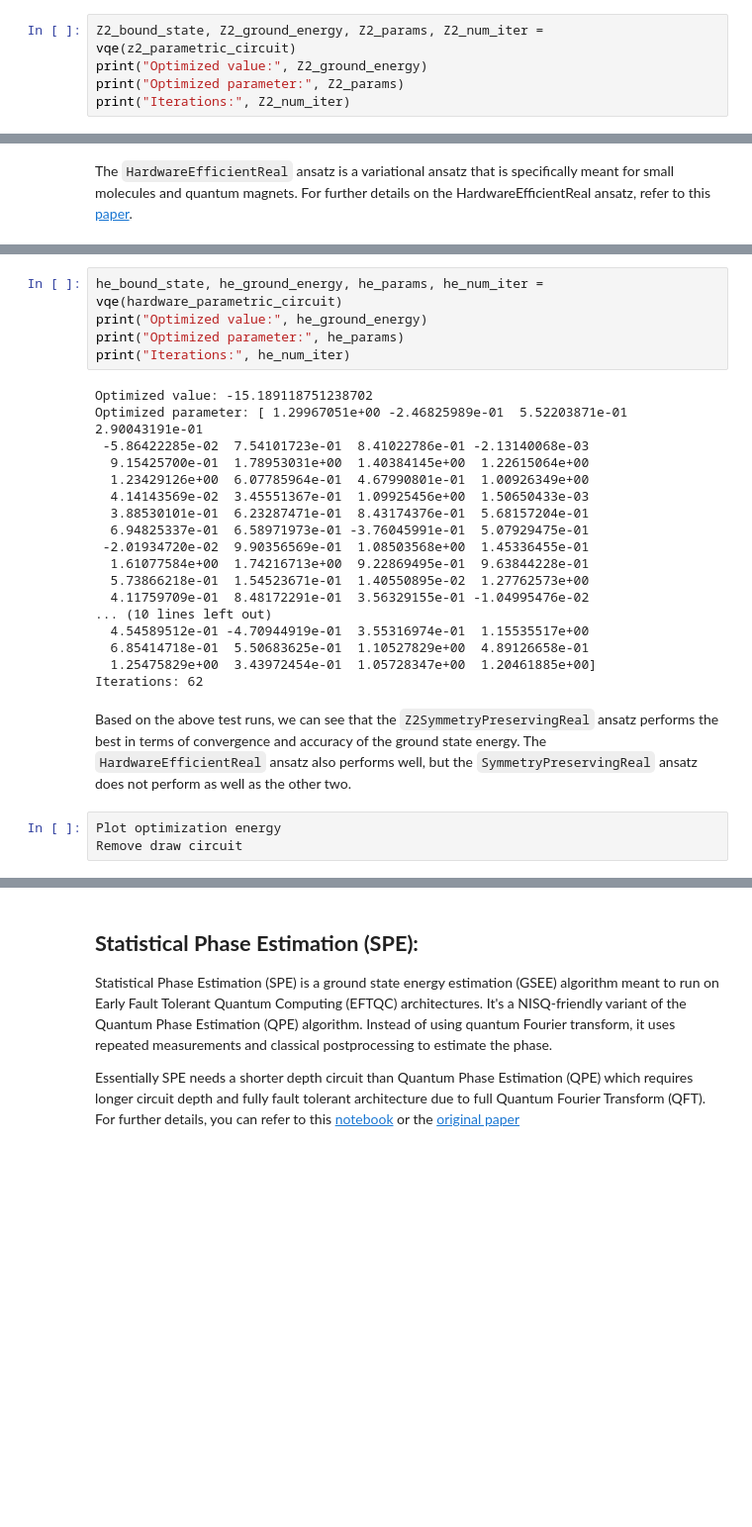
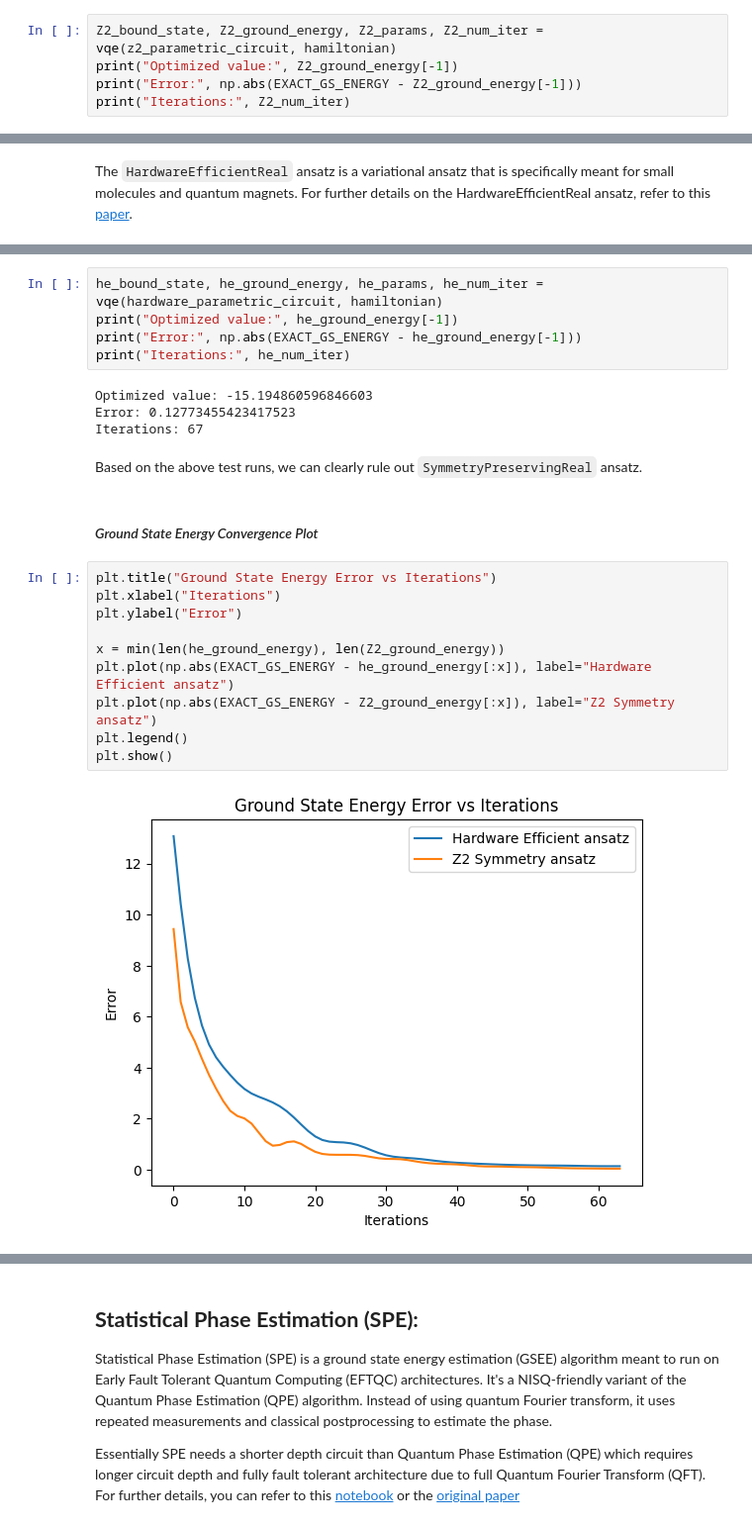
Before and after one commit to QunaSys/quri-parts, a Jupyter notebook: quri_sdk_notebooks/examples/0_quri-algo-vm/5_tfim/TFIM.ipynb, the cells around one changed output, grey strips where cells are left out. Shown at 99% size. Saved outputs shown, nothing was run; the diff lists cells and outputs as text; blank space fills up the shorter version.

```diff
--- a/quri_sdk_notebooks/examples/0_quri-algo-vm/5_tfim/TFIM.ipynb
+++ b/quri_sdk_notebooks/examples/0_quri-algo-vm/5_tfim/TFIM.ipynb
@@ -271,8 +238,8 @@ draw_circuit(z2_parametric_circuit)
 --|306|---|   |-
   |___|   |___|
 # %%
-Z2_bound_state, Z2_ground_energy, Z2_params, Z2_num_iter = vqe(z2_parametric_circuit)
-print("Optimized value:", Z2_ground_energy)
-print("Optimized parameter:", Z2_params)
+Z2_bound_state, Z2_ground_energy, Z2_params, Z2_num_iter = vqe(z2_parametric_circuit, hamiltonian)
+print("Optimized value:", Z2_ground_energy[-1])
+print("Error:", np.abs(EXACT_GS_ENERGY - Z2_ground_energy[-1]))
 print("Iterations:", Z2_num_iter)
 # %% [output]
@@ -320,28 +258,25 @@ hardware_parametric_circuit = HardwareEfficientReal(n_qubits, 7)
 # %%
-he_bound_state, he_ground_energy, he_params, he_num_iter = vqe(hardware_parametric_circuit)
-print("Optimized value:", he_ground_energy)
-print("Optimized parameter:", he_params)
+he_bound_state, he_ground_energy, he_params, he_num_iter = vqe(hardware_parametric_circuit, hamiltonian)
+print("Optimized value:", he_ground_energy[-1])
+print("Error:", np.abs(EXACT_GS_ENERGY - he_ground_energy[-1]))
 print("Iterations:", he_num_iter)
 # %% [output]
-Optimized value: -15.189118751238702
-Optimized parameter: [ 1.29967051e+00 -2.46825989e-01  5.52203871e-01  2.90043191e-01
- -5.86422285e-02  7.54101723e-01  8.41022786e-01 -2.13140068e-03
-  9.15425700e-01  1.78953031e+00  1.40384145e+00  1.22615064e+00
-  1.23429126e+00  6.07785964e-01  4.67990801e-01  1.00926349e+00
-  4.14143569e-02  3.45551367e-01  1.09925456e+00  1.50650433e-03
-  3.88530101e-01  6.23287471e-01  8.43174376e-01  5.68157204e-01
-  6.94825337e-01  6.58971973e-01 -3.76045991e-01  5.07929475e-01
- -2.01934720e-02  9.90356569e-01  1.08503568e+00  1.45336455e-01
-  1.61077584e+00  1.74216713e+00  9.22869495e-01  9.63844228e-01
-  5.73866218e-01  1.54523671e-01  1.40550895e-02  1.27762573e+00
-  4.11759709e-01  8.48172291e-01  3.56329155e-01 -1.04995476e-02
-... (10 lines left out)
-  4.54589512e-01 -4.70944919e-01  3.55316974e-01  1.15535517e+00
-  6.85414718e-01  5.50683625e-01  1.10527829e+00  4.89126658e-01
-  1.25475829e+00  3.43972454e-01  1.05728347e+00  1.20461885e+00]
-Iterations: 62
+Optimized value: -15.194860596846603
+Error: 0.12773455423417523
+Iterations: 67
 # %% [markdown]
-Based on the above test runs, we can see that the `Z2SymmetryPreservingReal` ansatz performs the best in terms of convergence and accuracy of the ground state energy. The `HardwareEfficientReal` ansatz also performs well, but the `SymmetryPreservingReal` ansatz does not perform as well as the other two.
+Based on the above test runs, we can clearly rule out `SymmetryPreservingReal` ansatz.
-# %%
-Plot optimization energy
-Remove draw circuit
+# %% [markdown]
+#### *Ground State Energy Convergence Plot*
+# %%
+plt.title("Ground State Energy Error vs Iterations")
+plt.xlabel("Iterations")
+plt.ylabel("Error")
+
+x = min(len(he_ground_energy), len(Z2_ground_energy))
+plt.plot(np.abs(EXACT_GS_ENERGY - he_ground_energy[:x]), label="Hardware Efficient ansatz")
+plt.plot(np.abs(EXACT_GS_ENERGY - Z2_ground_energy[:x]), label="Z2 Symmetry ansatz")
+plt.legend()
+plt.show()
+# %% [output]
+[figure, added]
```
Also changed, not shown: parts of 43 cells of this notebook.
